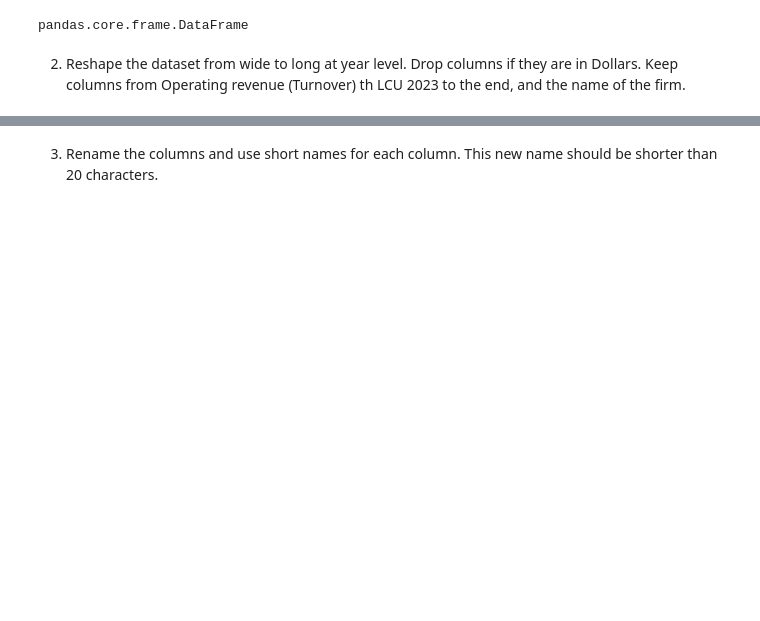
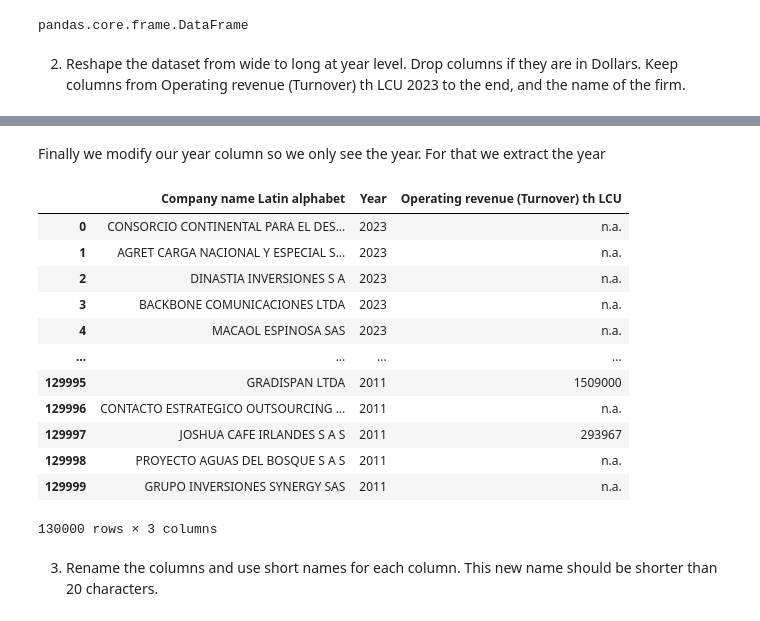
Before and after one commit to alexanderquispe/MediaLab_Summer_Python, a Jupyter notebook: assignments/assignment3/group_8_ass_3_2024.ipynb, the cells around one changed output, grey strips where cells are left out. Drawn from its saved outputs; the diff is of its cells as text; code cells hidden in the pictures; blank space fills up the shorter version.

```diff
--- a/assignments/assignment3/group_8_ass_3_2024.ipynb
+++ b/assignments/assignment3/group_8_ass_3_2024.ipynb
@@ -44,2 +87,21 @@ pandas.core.frame.DataFrame
+# %% [markdown]
+Finally we modify our year column so we only see the year. For that we extract the year
+# %%
+Long_df['Year'] = Long_df['Year'].astype(str).str.extract('(\d+)').astype(int)
+Long_df
+# %% [output]
+|  | Company name Latin alphabet | Year | Operating revenue (Turnover) th LCU |
+| 0 | CONSORCIO CONTINENTAL PARA EL DES... | 2023 | n.a. |
+| 1 | AGRET CARGA NACIONAL Y ESPECIAL S... | 2023 | n.a. |
+| 2 | DINASTIA INVERSIONES S A | 2023 | n.a. |
+| 3 | BACKBONE COMUNICACIONES LTDA | 2023 | n.a. |
+| 4 | MACAOL ESPINOSA SAS | 2023 | n.a. |
+| ... | ... | ... | ... |
+| 129995 | GRADISPAN LTDA | 2011 | 1509000 |
+| 129996 | CONTACTO ESTRATEGICO OUTSOURCING ... | 2011 | n.a. |
+| 129997 | JOSHUA CAFE IRLANDES S A S | 2011 | 293967 |
+| 129998 | PROYECTO AGUAS DEL BOSQUE S A S | 2011 | n.a. |
+| 129999 | GRUPO INVERSIONES SYNERGY SAS | 2011 | n.a. |
+130000 rows × 3 columns
 # %% [markdown]
 3. Rename the columns and use short names for each column. This new name should be shorter than 20 characters.
```
Also changed, not shown: parts of 7 cells of this notebook.
